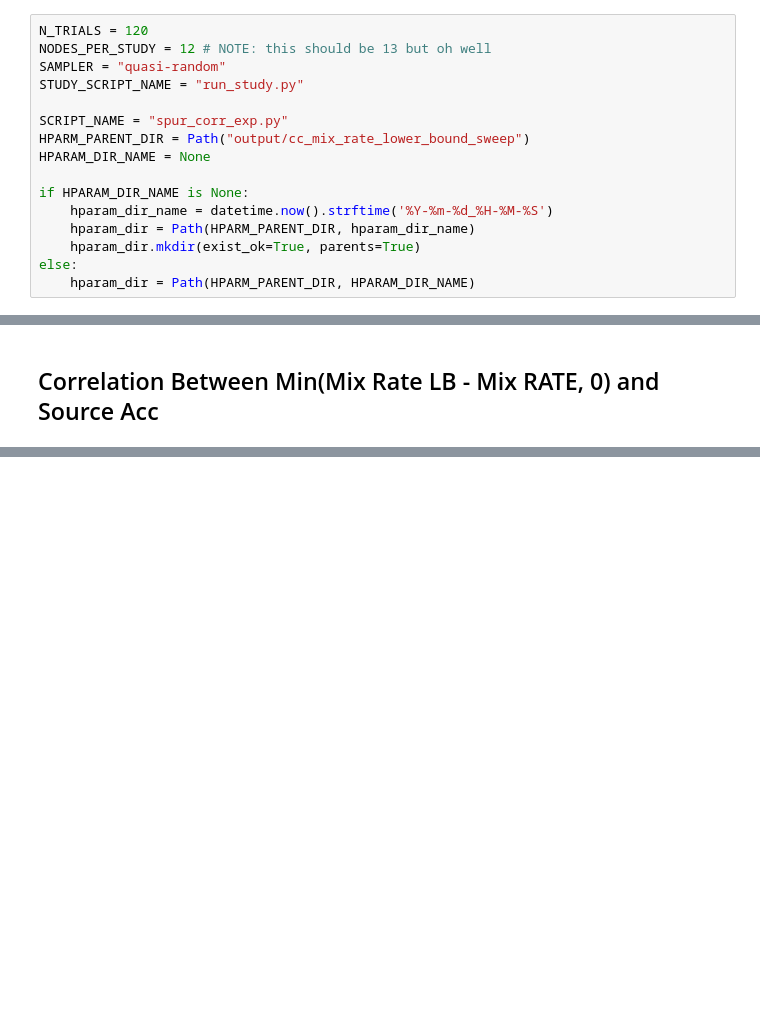
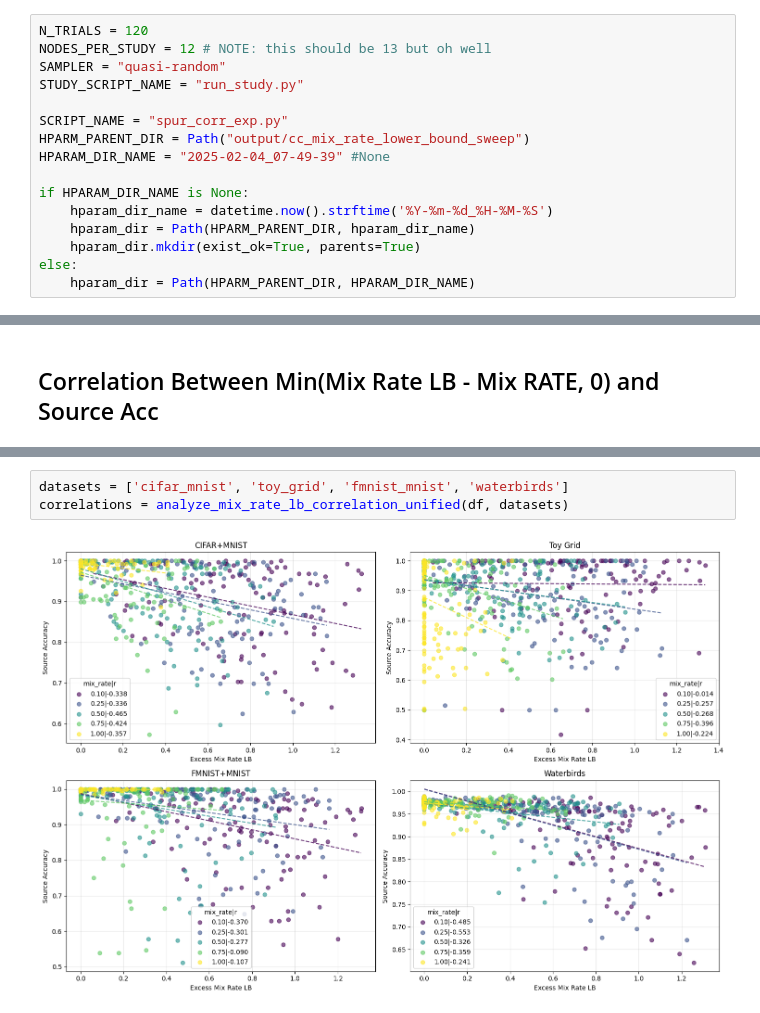
Before and after one commit to oliveradk/diverse-gen, a Jupyter notebook: experiments/250204_mix_rate_detection/1_mix_rate_pseudo_sweep.ipynb, the cells around one changed output, grey strips where cells are left out. Saved outputs shown, nothing was run; the diff lists cells and outputs as text; blank space fills up the shorter version.

Commit message:
reworking exceed mix rate lower bound source acc graphs

```diff
--- a/experiments/250204_mix_rate_detection/1_mix_rate_pseudo_sweep.ipynb
+++ b/experiments/250204_mix_rate_detection/1_mix_rate_pseudo_sweep.ipynb
@@ -27,7 +27,7 @@ STUDY_SCRIPT_NAME = "run_study.py"
 
 SCRIPT_NAME = "spur_corr_exp.py"
 HPARM_PARENT_DIR = Path("output/cc_mix_rate_lower_bound_sweep")
-HPARAM_DIR_NAME = None
+HPARAM_DIR_NAME = "2025-02-04_07-49-39" #None
 
 if HPARAM_DIR_NAME is None:
     hparam_dir_name = datetime.now().strftime('%Y-%m-%d_%H-%M-%S')
@@ -889,0 +555,5 @@ for dataset in ['cifar_mnist', 'toy_grid', 'fmnist_mnist', 'waterbirds']:
+# %%
+datasets = ['cifar_mnist', 'toy_grid', 'fmnist_mnist', 'waterbirds']
+correlations = analyze_mix_rate_lb_correlation_unified(df, datasets)
+# %% [output]
+[figure, added]
```
Also changed, not shown: parts of 16 cells of this notebook.
